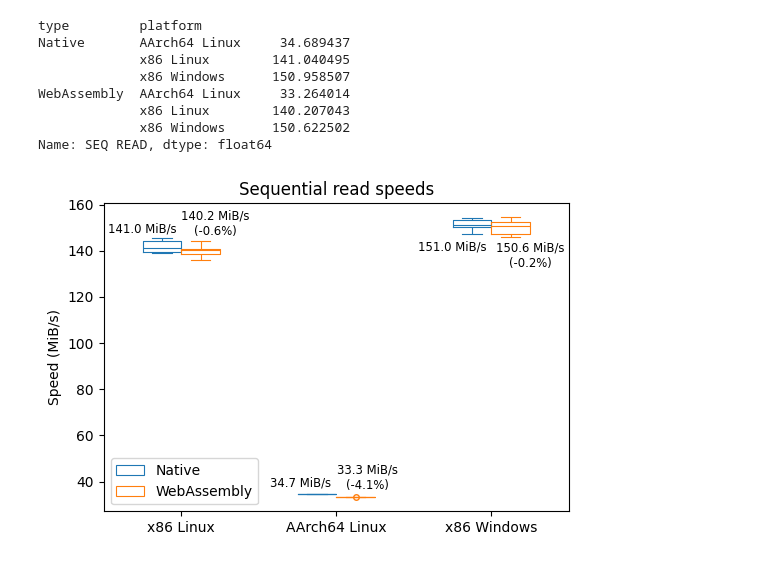
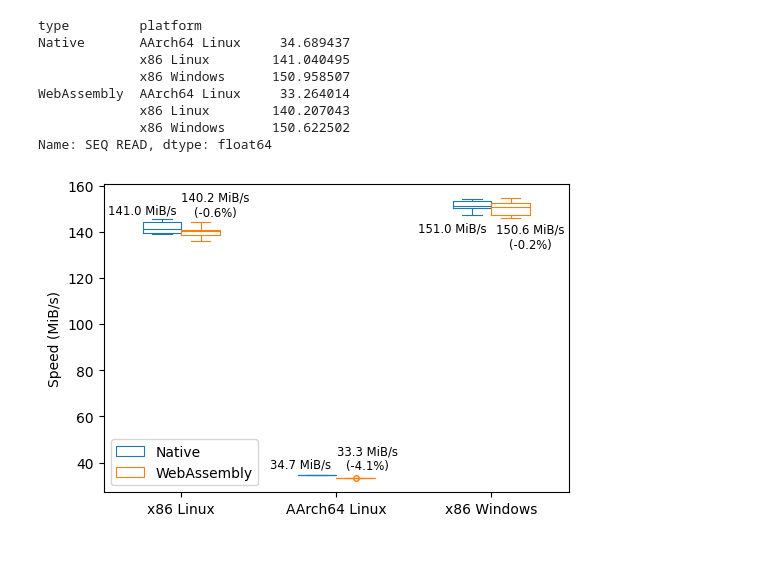
Before and after one commit to idlab-discover/wasi-usb-benchmarks, a Jupyter notebook: combined_graphs.ipynb, the cells around one changed output. Drawn from its saved outputs; the diff is of its cells as text; code cells hidden in the pictures.

```diff
--- a/combined_graphs.ipynb
+++ b/combined_graphs.ipynb
@@ -127,21 +129,21 @@ Name: SEQ READ, dtype: float64
 # %%
 plt.figure(figsize=(6,4))
 boxplt = sns.boxplot(data=seq_read_combined, x="platform", y="SEQ READ", hue="type", legend="brief", fill=False, width=0.5, linewidth=0.8, fliersize=4)
-plt.title("Sequential read speeds")
+# plt.title("Sequential read speeds")
 plt.xlabel(None)
 plt.ylabel("Speed (MiB/s)")
 plt.legend(title="")
 
 boxplt.text(0-0.25, 148, f"{seq_read_medians["Native"]["x86 Linux"]:.1f} MiB/s", horizontalalignment="center", size='small', weight='normal')
 boxplt.text(0+0.22, 147, f"{seq_read_medians["WebAssembly"]["x86 Linux"]:.1f} MiB/s\n(-{(100 * (seq_read_medians["Native"]["x86 Linux"] - seq_read_medians["WebAssembly"]["x86 Linux"]) / seq_read_medians["Native"]["x86 Linux"]):.1f}%)", horizontalalignment="center", size='small', weight='normal')
 
 boxplt.text(1-0.23, 38, f"{seq_read_medians["Native"]["AArch64 Linux"]:.1f} MiB/s", horizontalalignment="center", size='small', weight='normal')
 boxplt.text(1+0.2, 37, f"{seq_read_medians["WebAssembly"]["AArch64 Linux"]:.1f} MiB/s\n(-{(100 * (seq_read_medians["Native"]["AArch64 Linux"] - seq_read_medians["WebAssembly"]["AArch64 Linux"]) / seq_read_medians["Native"]["AArch64 Linux"]):.1f}%)", horizontalalignment="center", size='small', weight='normal')
 
 boxplt.text(2-0.25, 140, f"{seq_read_medians["Native"]["x86 Windows"]:.1f} MiB/s", horizontalalignment="center", size='small', weight='normal')
 boxplt.text(2+0.25, 133, f"{seq_read_medians["WebAssembly"]["x86 Windows"]:.1f} MiB/s\n(-{(100 * (seq_read_medians["Native"]["x86 Windows"] - seq_read_medians["WebAssembly"]["x86 Windows"]) / seq_read_medians["Native"]["x86 Windows"]):.1f}%)", horizontalalignment="center", size='small', weight='normal')
 
 plt.savefig("figures/seq_read_combined.pdf", bbox_inches="tight")
 plt.show()
 # %% [output]
-[figure, old version]
+[figure, new version]
```
Also changed, not shown: parts of 6 cells of this notebook, 2 other files.
